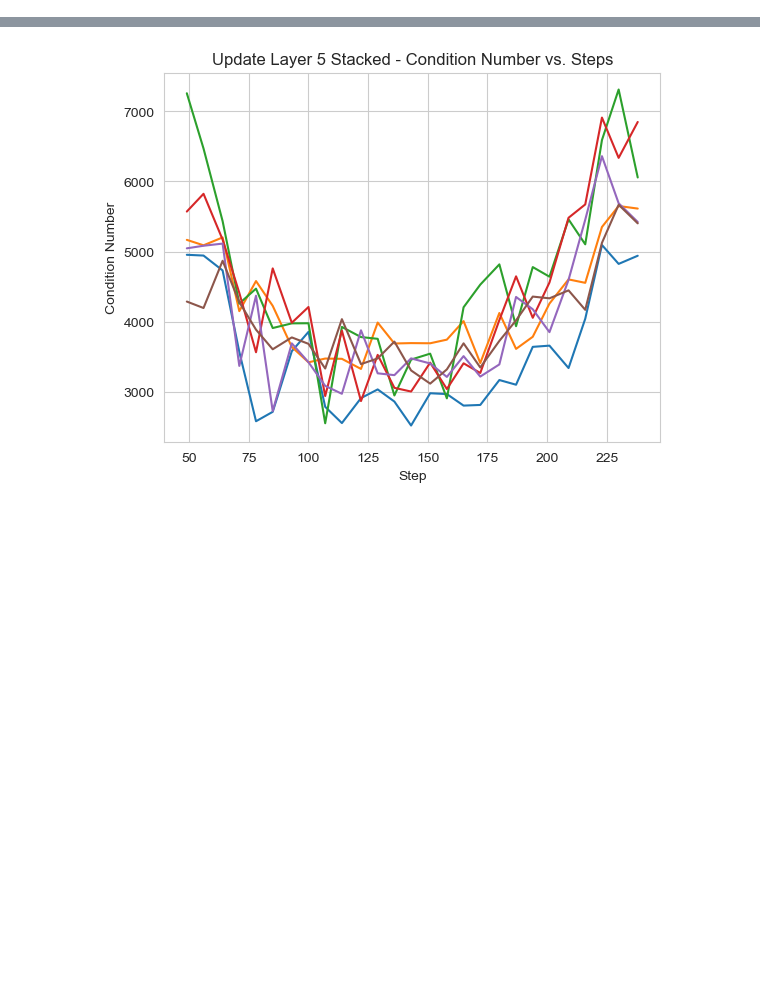
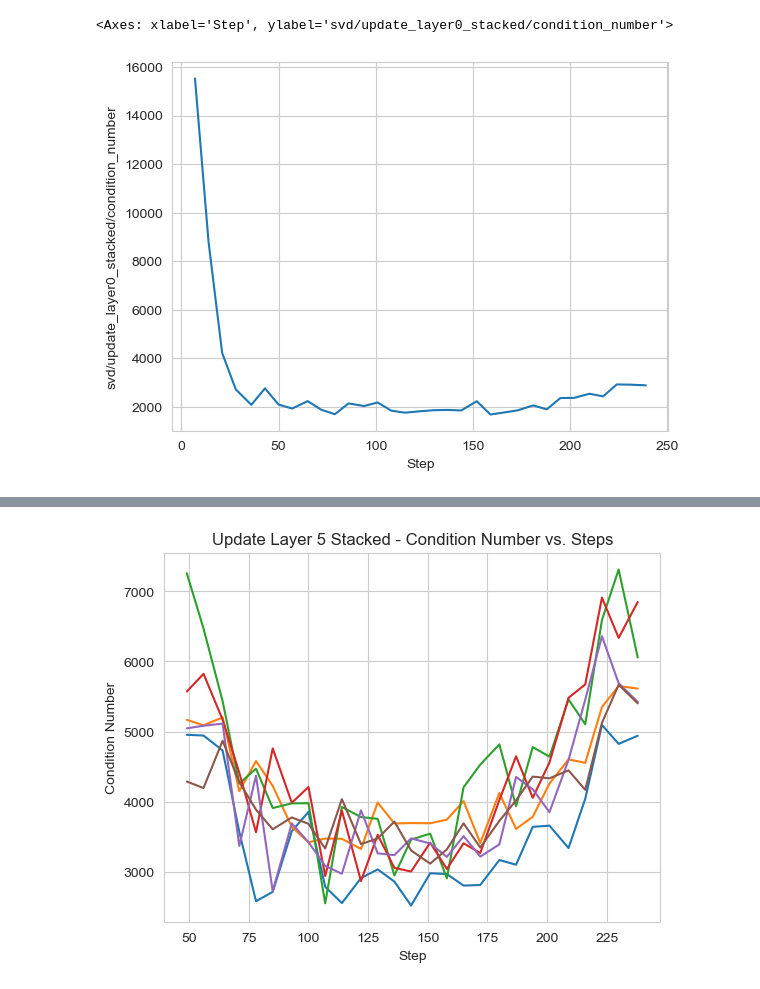
Before and after one commit to nraultwang/cs182-project, a Jupyter notebook: plotting/main.ipynb, the cells around one changed output, grey strips where cells are left out. Saved outputs shown, nothing was run; the diff lists cells and outputs as text; code cells hidden in the pictures; blank space fills up the shorter version.

Commit message:
Added wandb api

```diff
--- a/plotting/main.ipynb
+++ b/plotting/main.ipynb
@@ -4,0 +6,8 @@ import seaborn as sns
+# %%
+api = wandb.Api()
+
+entity = "justin_yang-university-of-california-berkeley"
+project = "cs182-project-GPT-opt"
+sweep_id = "5pllqyjx" # phase1-safetyfactor
+
+sweep = api.sweep(f"{entity}/{project}/{sweep_id}")
@@ -5 +50,32 @@ import seaborn as sns
+# %%
+def get_data(sweep_id, optimizer_param):
+
+    entity = "justin_yang-university-of-california-berkeley"
+    project = "cs182-project-GPT-opt"
+
+    api = wandb.Api()
+    sweep = api.sweep(f"{entity}/{project}/{sweep_id}")
+
+    runs = {}
+
+    for run in sweep.runs:
+        run_id = run.id
+        run_param = run.config["optimizer_params"]["args"][optimizer_param]
+
+        runs["svd/update_layer0_stacked/condition_number"] = [step["svd/update_layer0_stacked/condition_number"] for step in run.scan_history()]
+
+        break
+
+    return runs
+# %%
+data_polar_safety = get_data("5pllqyjx", "polar_safety")
+# %%
+cond_num = data_polar_safety["svd/update_layer0_stacked/condition_number"]
+data_polar_safety["Step"] = range(1, len(cond_num)+1)
+df_test = pd.DataFrame(data_polar_safety)
+
+sns.lineplot(data=df_test, x="Step", y=f"svd/update_layer0_stacked/condition_number")
+# %% [output]
+<Axes: xlabel='Step', ylabel='svd/update_layer0_stacked/condition_number'>
+[figure, added]
 # %%
```
Also changed, not shown: parts of 4 cells of this notebook, 1 other file.
